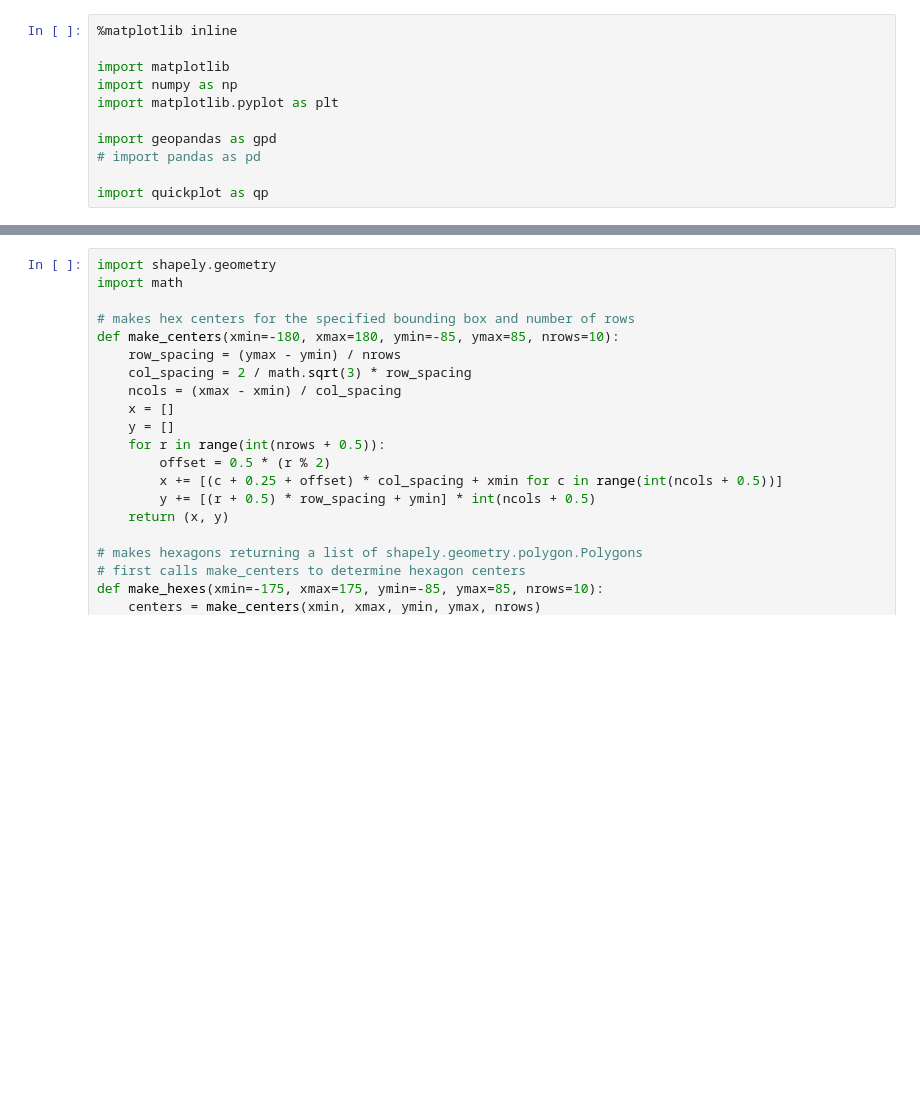
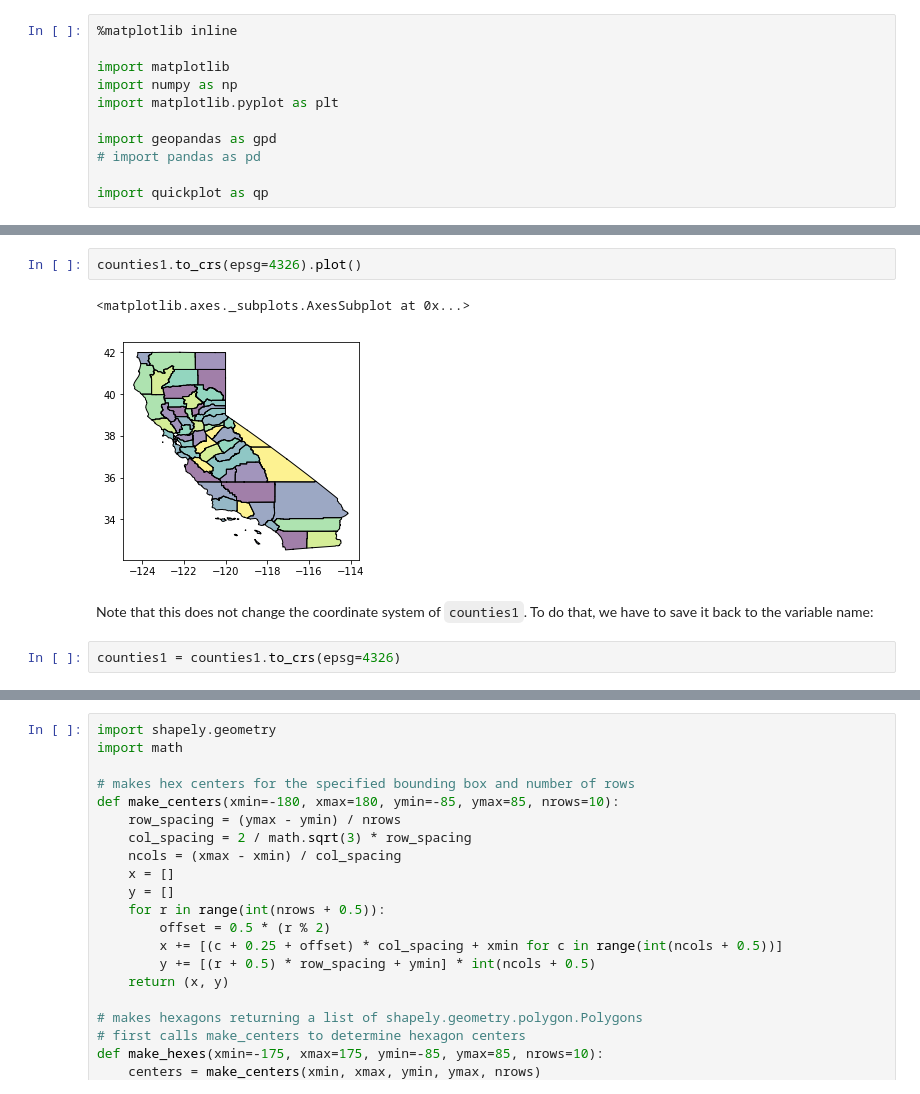
Before and after one commit to data-8/geography-88, a Jupyter notebook: session2/Map-projection.ipynb, the cells around one changed output, grey strips where cells are left out. Cells and saved outputs as stored; diff of their text form; blank space fills up the shorter version.

```diff
--- a/session2/Map-projection.ipynb
+++ b/session2/Map-projection.ipynb
@@ -17,0 +79,9 @@ counties.to_file('ca-counties-LL.geojson', driver='GeoJSON')
+# %%
+counties1.to_crs(epsg=4326).plot()
+# %% [output]
+<matplotlib.axes._subplots.AxesSubplot at 0x...>
+[figure, added]
+# %% [markdown]
+Note that this does not change the coordinate system of `counties1`.  To do that, we have to save it back to the variable name:
+# %%
+counties1 = counties1.to_crs(epsg=4326)
```
Also changed, not shown: parts of 22 cells of this notebook, 19 other files.
